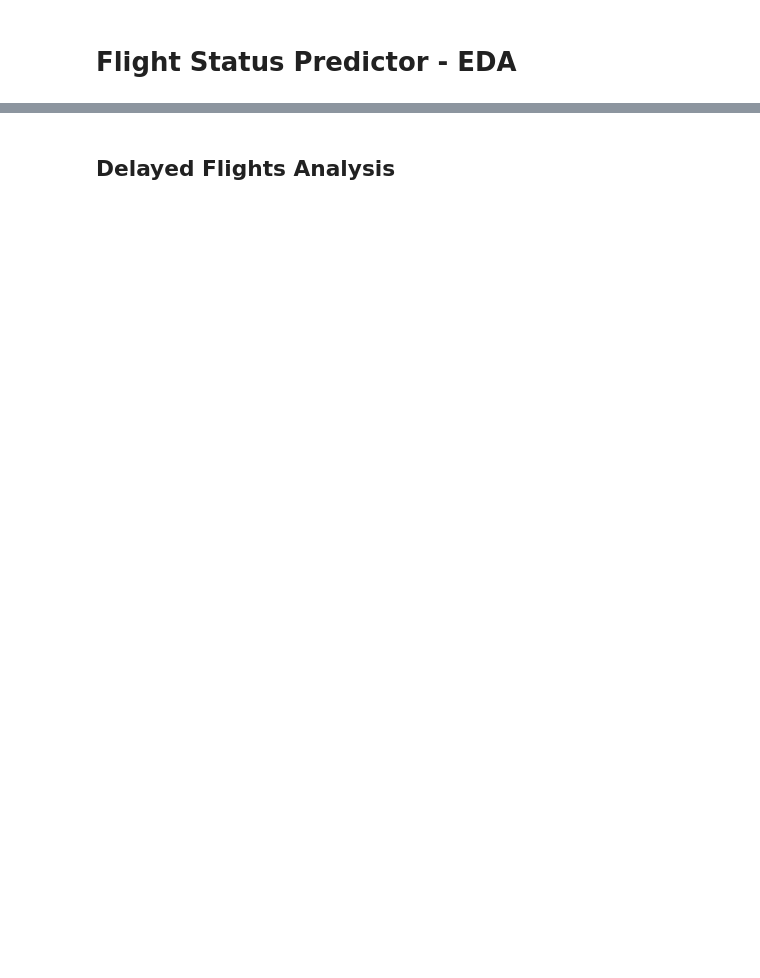
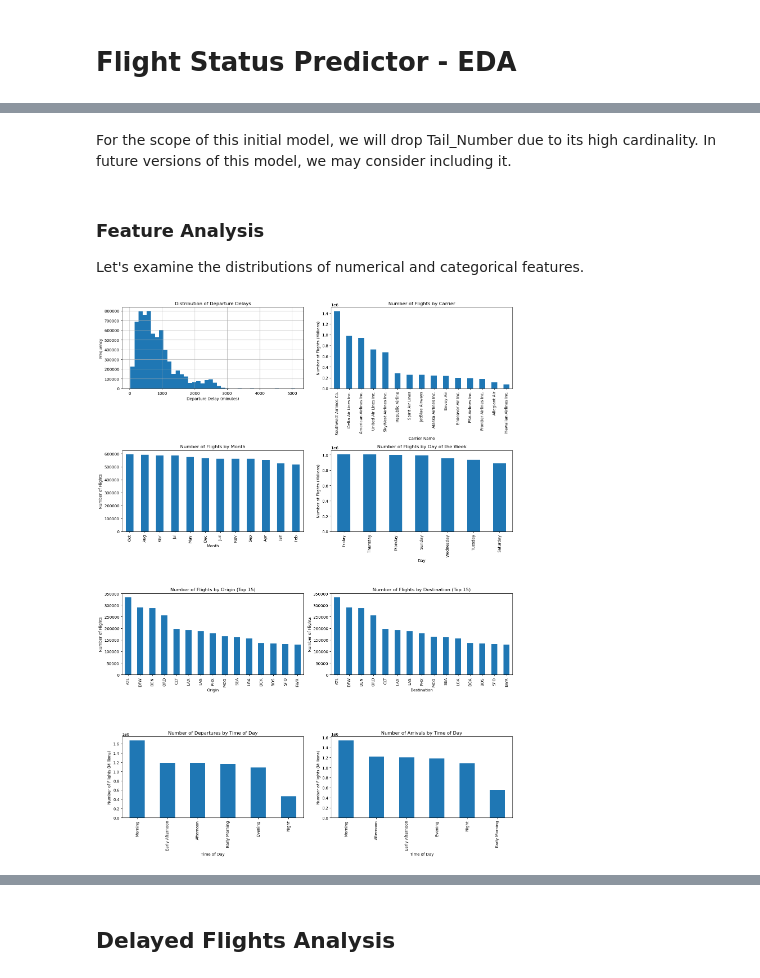
Before and after one commit to B-Treftz/Flight_Status_Predictor, a Jupyter notebook: 1_EDA/EDA_Brian.ipynb, the cells around one changed output, grey strips where cells are left out. Cells and saved outputs as stored; diff of their text form; code cells hidden in the pictures; blank space fills up the shorter version.

```diff
--- a/1_EDA/EDA_Brian.ipynb
+++ b/1_EDA/EDA_Brian.ipynb
@@ -201,0 +294,2 @@ df.astype('object').describe()
+# %% [markdown]
+For the scope of this initial model, we will drop Tail_Number due to its high cardinality. In future versions of this model, we may consider including it.
@@ -201,0 +298,56 @@ df.astype('object').describe()
+# %% [markdown]
+### Feature Analysis
+Let's examine the distributions of numerical and categorical features.
+# %%
+# Create a 4x2 subplot
+fig, axes = plt.subplots(4, 2, figsize=(15, 20))
+
+# Histogram for a numerical feature
+df['Distance_Miles'].hist(bins=40, ax=axes[0, 0])
+axes[0, 0].set_title('Distribution of Departure Delays')
+axes[0, 0].set_xlabel('Departure Delay (minutes)')
+axes[0, 0].set_ylabel('Frequency')
+
+# Bar chart for a categorical feature
+df['Carrier_Name'].value_counts().plot(kind='bar', ax=axes[0, 1])
+axes[0, 1].set_title('Number of Flights by Carrier')
+axes[0, 1].set_xlabel('Carrier Name')
+axes[0, 1].set_ylabel('Number of Flights (Millions)')
+
+df['Month'].value_counts().plot(kind='bar', ax=axes[1, 0])
+axes[1, 0].set_title('Number of Flights by Month')
+axes[1, 0].set_xlabel('Month')
+axes[1, 0].set_ylabel('Number of Flights')
+
+df['Week_Day'].value_counts().plot(kind='bar', ax=axes[1, 1])
+axes[1, 1].set_title('Number of Flights by Day of the Week')
+axes[1, 1].set_xlabel('Day')
+axes[1, 1].set_ylabel('Number of Flights (Millions)')
+
+df['Origin'].value_counts().nlargest(15).sort_values(ascending=False).plot(kind='bar', ax=axes[2, 0])
+axes[2, 0].set_title('Number of Flights by Origin (Top 15)')
+axes[2, 0].set_xlabel('Origin')
+axes[2, 0].set_ylabel('Number of Flights')
+
+df['Destination'].value_counts().nlargest(15).sort_values(ascending=False).plot(kind='bar', ax=axes[2, 1])
+axes[2, 1].set_title('Number of Flights by Destination (Top 15)')
+axes[2, 1].set_xlabel('Destination')
+axes[2, 1].set_ylabel('Number of Flights')
+
+df['Dep_Time_Block_Group'].value_counts().plot(kind='bar', ax=axes[3, 0])
+axes[3, 0].set_title('Number of Departures by Time of Day')
+axes[3, 0].set_xlabel('Time of Day')
+axes[3, 0].set_ylabel('Number of Flights (Millions)')
+
+df['Arr_Time_Block_Group'].value_counts().plot(kind='bar', ax=axes[3, 1])
+axes[3, 1].set_title('Number of Arrivals by Time of Day')
+axes[3, 1].set_xlabel('Time of Day')
+axes[3, 1].set_ylabel('Number of Flights (Millions)')
+
+# Adjust layout to prevent overlapping
+plt.tight_layout()
+
+# Show the plot
+plt.show()
+# %% [output]
+[figure, added]
```
Also changed, not shown: parts of 53 cells of this notebook, 5 other files.
